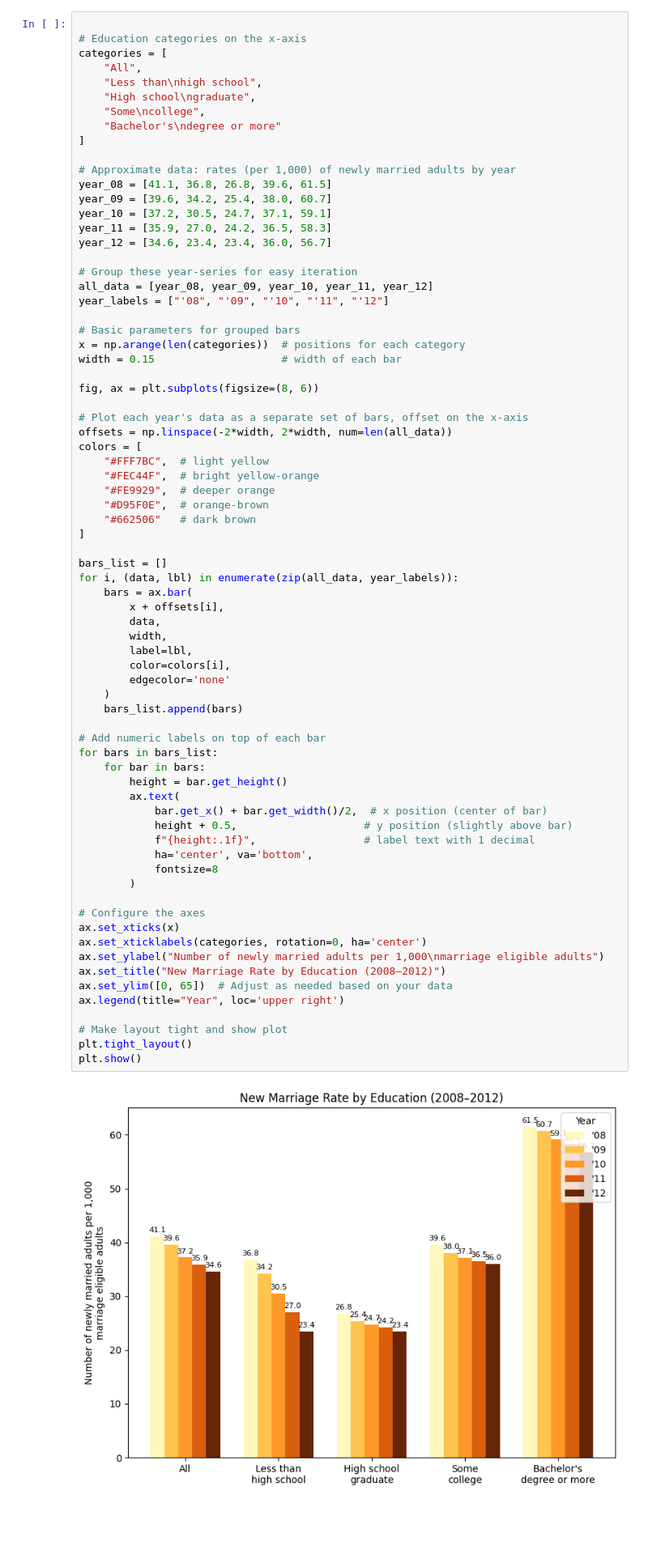
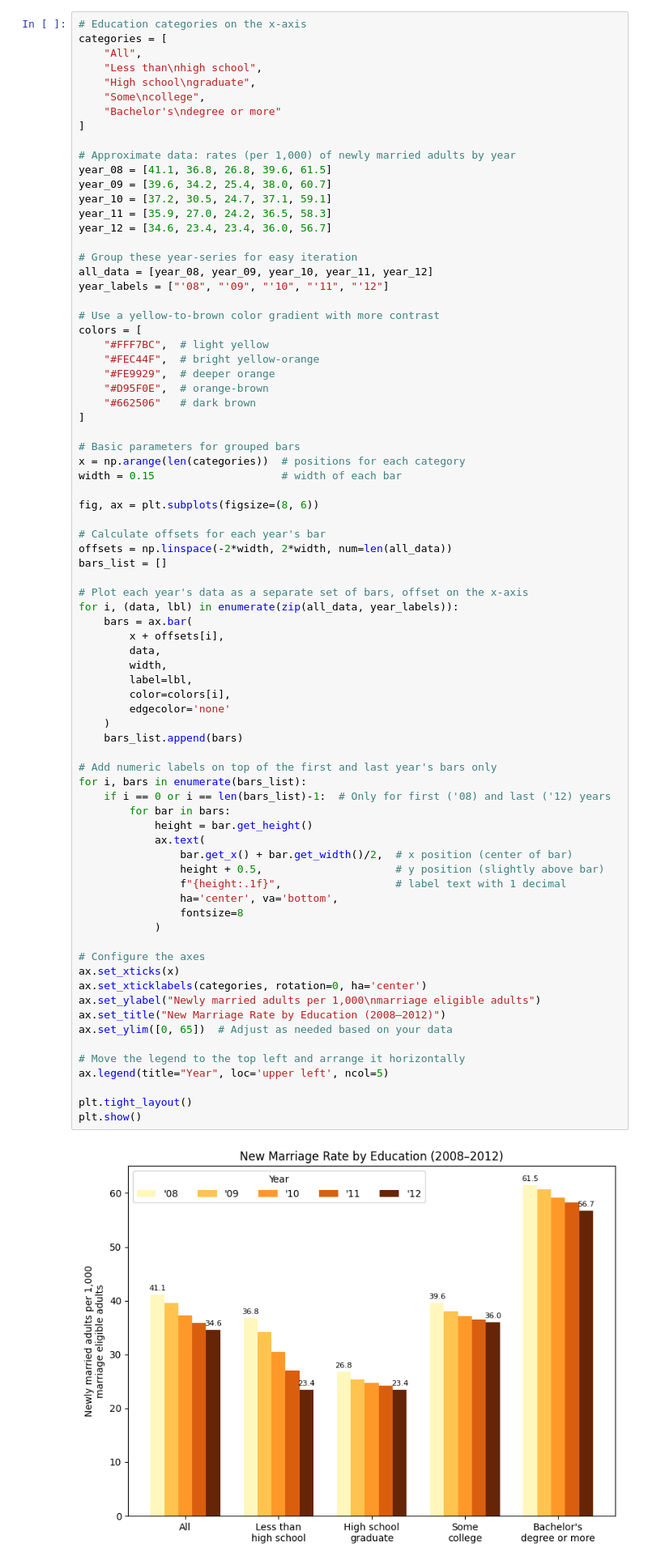
Before and after one commit to SergeyNelyapenkoBU/2025-spring-B2, a Jupyter notebook: OMDS-ModB2-Week08-Nelyapenko-Sergey.ipynb, the cells around one changed output. Shown at 81% size. Saved outputs shown, nothing was run; the diff lists cells and outputs as text; blank space fills up the shorter version.

```diff
--- a/OMDS-ModB2-Week08-Nelyapenko-Sergey.ipynb
+++ b/OMDS-ModB2-Week08-Nelyapenko-Sergey.ipynb
@@ -400,7 +400,6 @@ Reproduce any graph of your choice in p. 120-135 of the Storytelling With Data b
 Page 130
 Figure 5.2 Pew Research Center original graph
 # %%
-
 # Education categories on the x-axis
 categories = [
     "All",
@@ -421,56 +420,61 @@ year_12 = [34.6, 23.4, 23.4, 36.0, 56.7]
 all_data = [year_08, year_09, year_10, year_11, year_12]
 year_labels = ["'08", "'09", "'10", "'11", "'12"]
 
-# Basic parameters for grouped bars
-x = np.arange(len(categories))  # positions for each category
-width = 0.15                    # width of each bar
-
-fig, ax = plt.subplots(figsize=(8, 6))
-
-# Plot each year's data as a separate set of bars, offset on the x-axis
-offsets = np.linspace(-2*width, 2*width, num=len(all_data))
+# Use a yellow-to-brown color gradient with more contrast
 colors = [
     "#FFF7BC",  # light yellow
     "#FEC44F",  # bright yellow-orange
     "#FE9929",  # deeper orange
     "#D95F0E",  # orange-brown
     "#662506"   # dark brown
 ]
 
+# Basic parameters for grouped bars
+x = np.arange(len(categories))  # positions for each category
+width = 0.15                    # width of each bar
+
+fig, ax = plt.subplots(figsize=(8, 6))
+
+# Calculate offsets for each year's bar
+offsets = np.linspace(-2*width, 2*width, num=len(all_data))
 bars_list = []
+
+# Plot each year's data as a separate set of bars, offset on the x-axis
 for i, (data, lbl) in enumerate(zip(all_data, year_labels)):
     bars = ax.bar(
         x + offsets[i],
         data,
         width,
         label=lbl,
         color=colors[i],
         edgecolor='none'
     )
     bars_list.append(bars)
 
-# Add numeric labels on top of each bar
-for bars in bars_list:
-    for bar in bars:
-        height = bar.get_height()
-        ax.text(
-            bar.get_x() + bar.get_width()/2,  # x position (center of bar)
-            height + 0.5,                    # y position (slightly above bar)
-            f"{height:.1f}",                 # label text with 1 decimal
-            ha='center', va='bottom',
-            fontsize=8
-        )
+# Add numeric labels on top of the first and last year's bars only
+for i, bars in enumerate(bars_list):
+    if i == 0 or i == len(bars_list)-1:  # Only for first ('08) and last ('12) years
+        for bar in bars:
+            height = bar.get_height()
+            ax.text(
+                bar.get_x() + bar.get_width()/2,  # x position (center of bar)
+                height + 0.5,                     # y position (slightly above bar)
+                f"{height:.1f}",                  # label text with 1 decimal
+                ha='center', va='bottom',
+                fontsize=8
+            )
 
 # Configure the axes
 ax.set_xticks(x)
 ax.set_xticklabels(categories, rotation=0, ha='center')
-ax.set_ylabel("Number of newly married adults per 1,000\nmarriage eligible adults")
+ax.set_ylabel("Newly married adults per 1,000\nmarriage eligible adults")
 ax.set_title("New Marriage Rate by Education (2008–2012)")
 ax.set_ylim([0, 65])  # Adjust as needed based on your data
-ax.legend(title="Year", loc='upper right')
 
-# Make layout tight and show plot
+# Move the legend to the top left and arrange it horizontally
+ax.legend(title="Year", loc='upper left', ncol=5)
+
 plt.tight_layout()
 plt.show()
 # %% [output]
-[figure, old version]
+[figure, new version]
```
